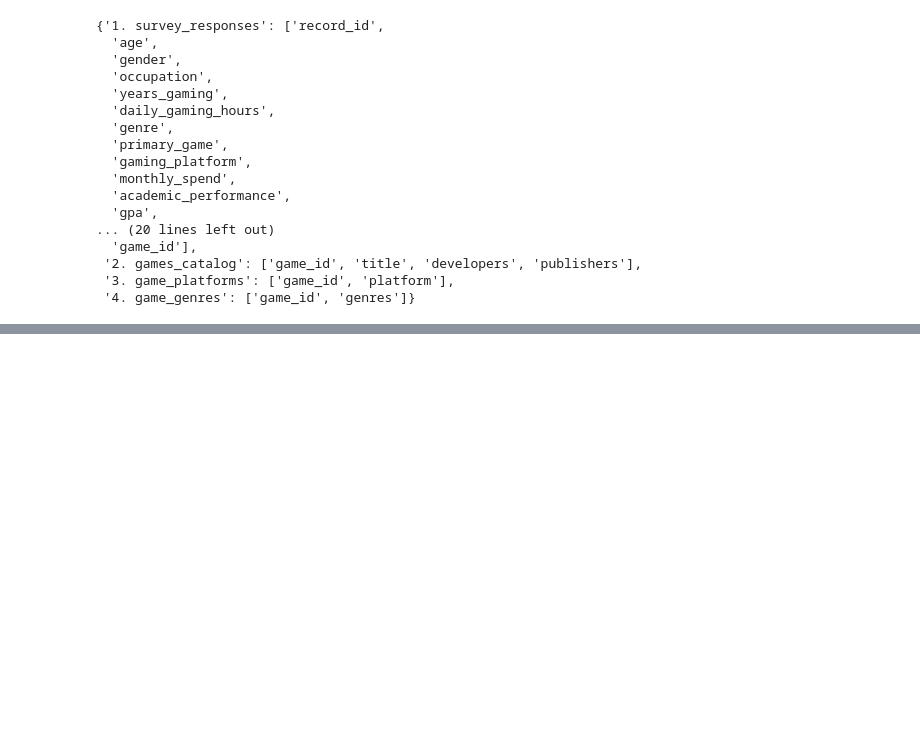
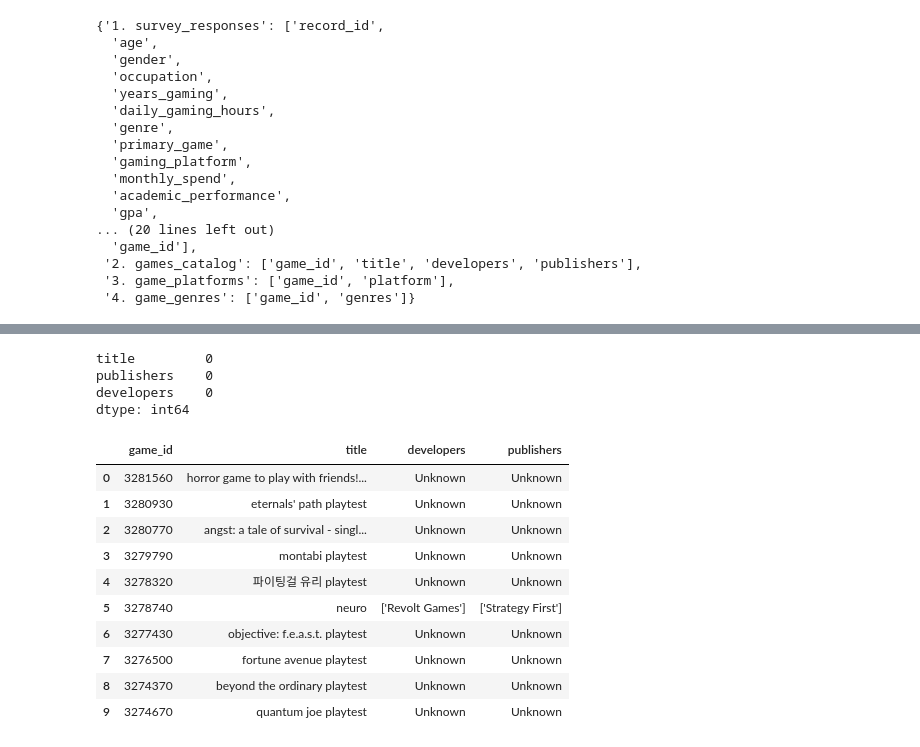
Before and after one commit to jmlax123/gaming_mental_health, a Jupyter notebook: notebook/gaming_mental_health_data.ipynb, the cells around one changed output, grey strips where cells are left out. Cells and saved outputs as stored; diff of their text form; code cells hidden in the pictures; blank space fills up the shorter version.

```diff
--- a/notebook/gaming_mental_health_data.ipynb
+++ b/notebook/gaming_mental_health_data.ipynb
@@ -1376,0 +1446,24 @@ survey_responses table created
+# %%
+#games_catalog_df.isnull().sum()
+games_catalog_df[['title', 'publishers', 'developers']] = games_catalog_df[['title', 'publishers', 'developers']].fillna('Unknown')
+
+print(games_catalog_df[['title', 'publishers', 'developers']].isnull().sum())
+# %% [output]
+title         0
+publishers    0
+developers    0
+dtype: int64
+# %%
+games_catalog_df.head(10)
+# %% [output]
+|  | game_id | title | developers | publishers |
+| 0 | 3281560 | horror game to play with friends!... | Unknown | Unknown |
+| 1 | 3280930 | eternals' path playtest | Unknown | Unknown |
+| 2 | 3280770 | angst: a tale of survival - singl... | Unknown | Unknown |
+| 3 | 3279790 | montabi playtest | Unknown | Unknown |
+| 4 | 3278320 | 파이팅걸 유리 playtest | Unknown | Unknown |
+| 5 | 3278740 | neuro | ['Revolt Games'] | ['Strategy First'] |
+| 6 | 3277430 | objective: f.e.a.s.t. playtest | Unknown | Unknown |
+| 7 | 3276500 | fortune avenue playtest | Unknown | Unknown |
+| 8 | 3274370 | beyond the ordinary playtest | Unknown | Unknown |
+| 9 | 3274670 | quantum joe playtest | Unknown | Unknown |
```
Also changed, not shown: parts of 16 cells of this notebook, 2 other files.
